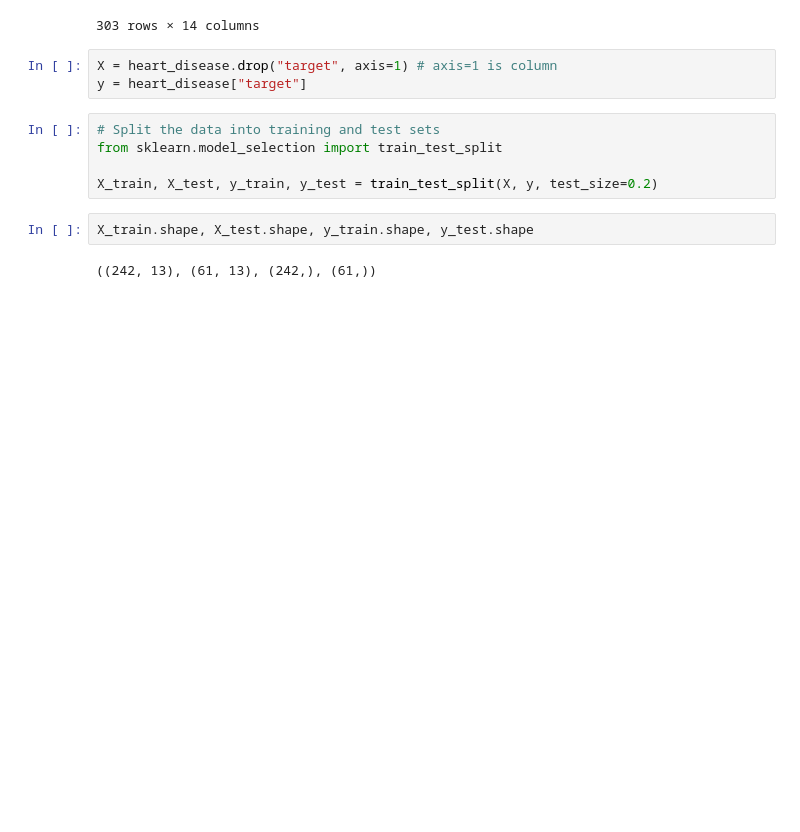
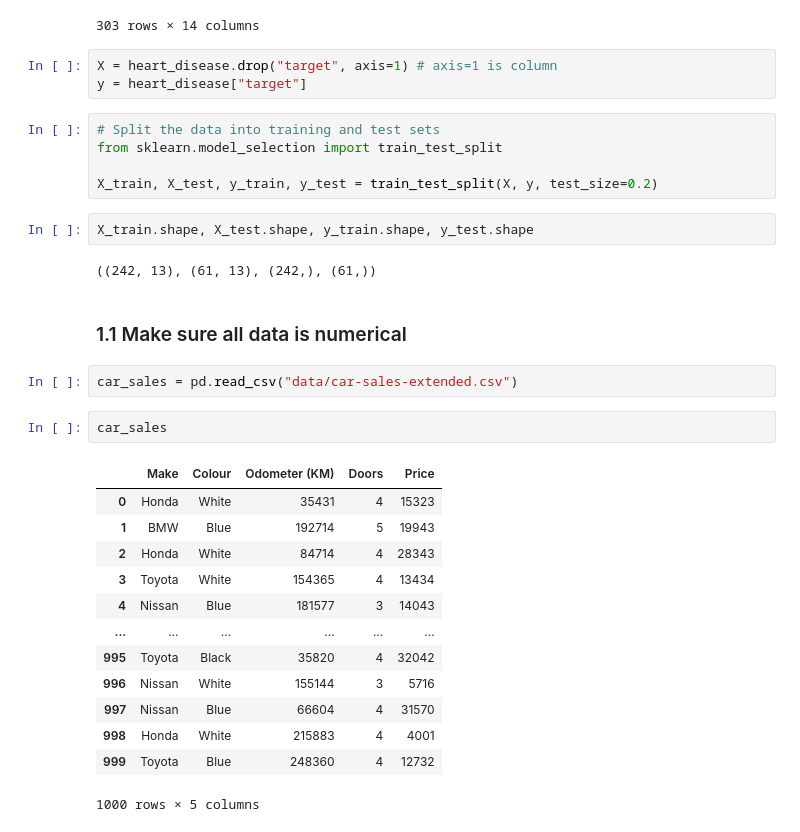
Before and after one commit to AliNisarAhmed/ml-ds-course, a Jupyter notebook: sample-project/Intro-to-Scikit-learn-2.ipynb, the cells around one changed output. Saved outputs shown, nothing was run; the diff lists cells and outputs as text; blank space fills up the shorter version.

```diff
--- a/sample-project/Intro-to-Scikit-learn-2.ipynb
+++ b/sample-project/Intro-to-Scikit-learn-2.ipynb
@@ -207,3 +207,23 @@ X_train, X_test, y_train, y_test = train_test_split(X, y, test_size=0.2)
 X_train.shape, X_test.shape, y_train.shape, y_test.shape
 # %% [output]
 ((242, 13), (61, 13), (242,), (61,))
+# %% [markdown]
+### 1.1 Make sure all data is numerical
+# %%
+car_sales = pd.read_csv("data/car-sales-extended.csv")
+# %%
+car_sales
+# %% [output]
+|  | Make | Colour | Odometer (KM) | Doors | Price |
+| 0 | Honda | White | 35431 | 4 | 15323 |
+| 1 | BMW | Blue | 192714 | 5 | 19943 |
+| 2 | Honda | White | 84714 | 4 | 28343 |
+| 3 | Toyota | White | 154365 | 4 | 13434 |
+| 4 | Nissan | Blue | 181577 | 3 | 14043 |
+| ... | ... | ... | ... | ... | ... |
+| 995 | Toyota | Black | 35820 | 4 | 32042 |
+| 996 | Nissan | White | 155144 | 3 | 5716 |
+| 997 | Nissan | Blue | 66604 | 4 | 31570 |
+| 998 | Honda | White | 215883 | 4 | 4001 |
+| 999 | Toyota | Blue | 248360 | 4 | 12732 |
+1000 rows × 5 columns
```
Also changed, not shown: parts of 18 cells of this notebook.
